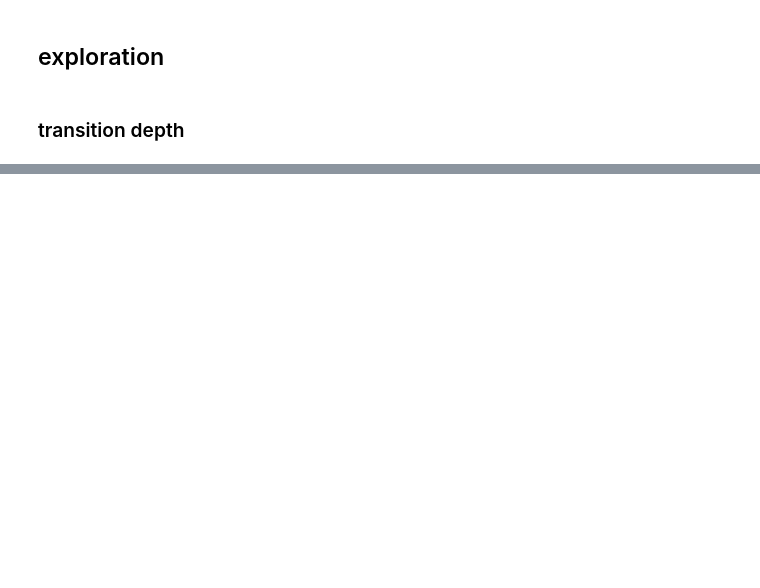
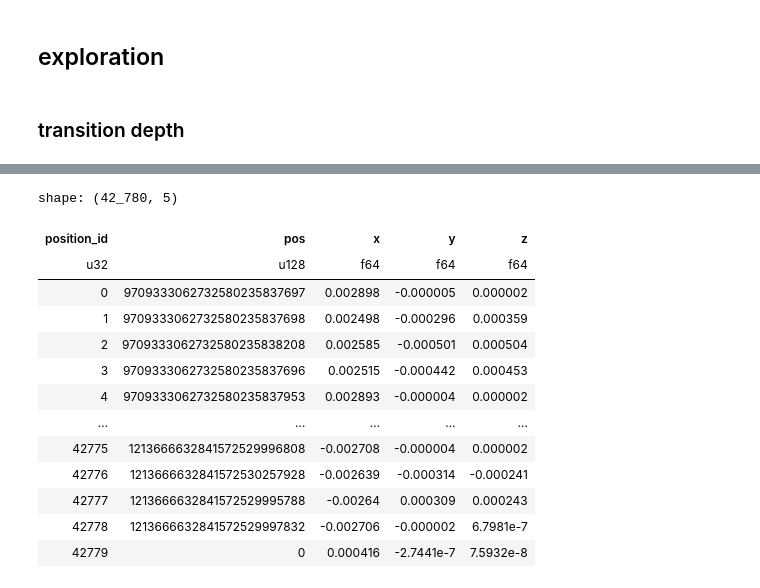
Before and after one commit to movpasd/pawncounter, a Jupyter notebook: Main.ipynb, the cells around one changed output, grey strips where cells are left out. Drawn from its saved outputs; the diff is of its cells as text; code cells hidden in the pictures; blank space fills up the shorter version.

```diff
--- a/Main.ipynb
+++ b/Main.ipynb
@@ -376,0 +399,71 @@ shape: (57_460, 5)
+# %%
+def positions_adjacency(
+    transitions: pl.DataFrame, positions: pl.DataFrame
+) -> sp.csr_matrix:
+    """Symmetric 0/1 adjacency of the position graph, indexed by `positions` row order.
+
+    Transitions are directed; we symmetrise (undirected) and drop self-loops so the
+    result is a simple undirected graph suitable for a spectral embedding.
+    """
+    nodes = positions
+    edges = (
+        transitions.select("start_pos", "end_pos")
+        .join(nodes.rename({"pos": "start_pos", "position_id": "i"}), on="start_pos")
+        .join(nodes.rename({"pos": "end_pos", "position_id": "j"}), on="end_pos")
+    )
+    i = edges["i"].to_numpy()
+    j = edges["j"].to_numpy()
+    n = positions.height
+    A = sp.coo_matrix((np.ones(len(i)), (i, j)), shape=(n, n)).tocsr()
+    A = A.maximum(A.T)  # undirected
+    A.setdiag(0)  # no self-loops
+    A.eliminate_zeros()
+    A.data[:] = 1.0  # unweighted
+    return A  # type: ignore
+
+
+def spectral_embedding_3d(
+    transitions: pl.DataFrame, positions: pl.DataFrame, *, eigen_solver: str = "amg"
+) -> pl.DataFrame:
+    """3D spectral embedding of the position graph: `positions` plus (x, y, z) columns.
+
+    Rows line up with `positions`. Coordinates are the smallest non-trivial eigenvectors
+    of the normalised graph Laplacian. `eigen_solver="amg"` (pyamg-preconditioned LOBPCG)
+    scales to millions of nodes; "arpack" (shift-invert) does NOT here -- fill-in on this
+    expander-like graph makes it blow past minutes even at 3x4. "lobpcg" is fine small.
+    """
+    A = positions_adjacency(transitions, positions)
+    emb = spectral_embedding(
+        A,
+        n_components=3,
+        eigen_solver=eigen_solver,  # type: ignore
+        drop_first=True,
+        random_state=0,
+    )
+    return positions.with_columns(
+        x=pl.Series(emb[:, 0]), y=pl.Series(emb[:, 1]), z=pl.Series(emb[:, 2])
+    )
+
+
+@cached_frame("spectral_embeddings")
+def _spectral_embeddings() -> pl.DataFrame:
+    return spectral_embedding_3d(transitions, positions)
+
+
+spectral_embeddings = _spectral_embeddings()
+spectral_embeddings
+# %% [output]
+shape: (42_780, 5)
+| position_id | pos | x | y | z |
+| u32 | u128 | f64 | f64 | f64 |
+| 0 | 9709333062732580235837697 | 0.002898 | -0.000005 | 0.000002 |
+| 1 | 9709333062732580235837698 | 0.002498 | -0.000296 | 0.000359 |
+| 2 | 9709333062732580235838208 | 0.002585 | -0.000501 | 0.000504 |
+| 3 | 9709333062732580235837696 | 0.002515 | -0.000442 | 0.000453 |
+| 4 | 9709333062732580235837953 | 0.002893 | -0.000004 | 0.000002 |
+| … | … | … | … | … |
+| 42775 | 1213666632841572529996808 | -0.002708 | -0.000004 | 0.000002 |
+| 42776 | 1213666632841572530257928 | -0.002639 | -0.000314 | -0.000241 |
+| 42777 | 1213666632841572529995788 | -0.00264 | 0.000309 | 0.000243 |
+| 42778 | 1213666632841572529997832 | -0.002706 | -0.000002 | 6.7981e-7 |
+| 42779 | 0 | 0.000416 | -2.7441e-7 | 7.5932e-8 |
```
Also changed, not shown: parts of 10 cells of this notebook, 2 other files.
